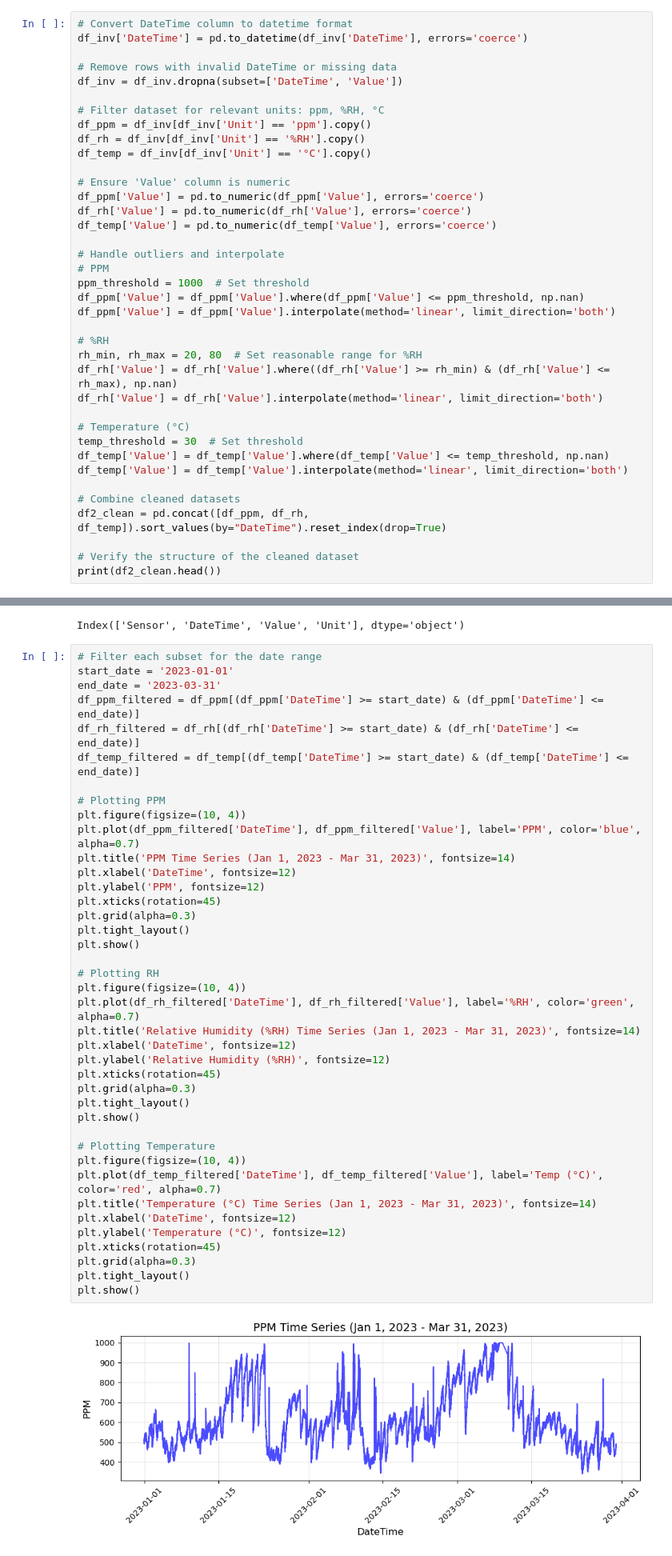
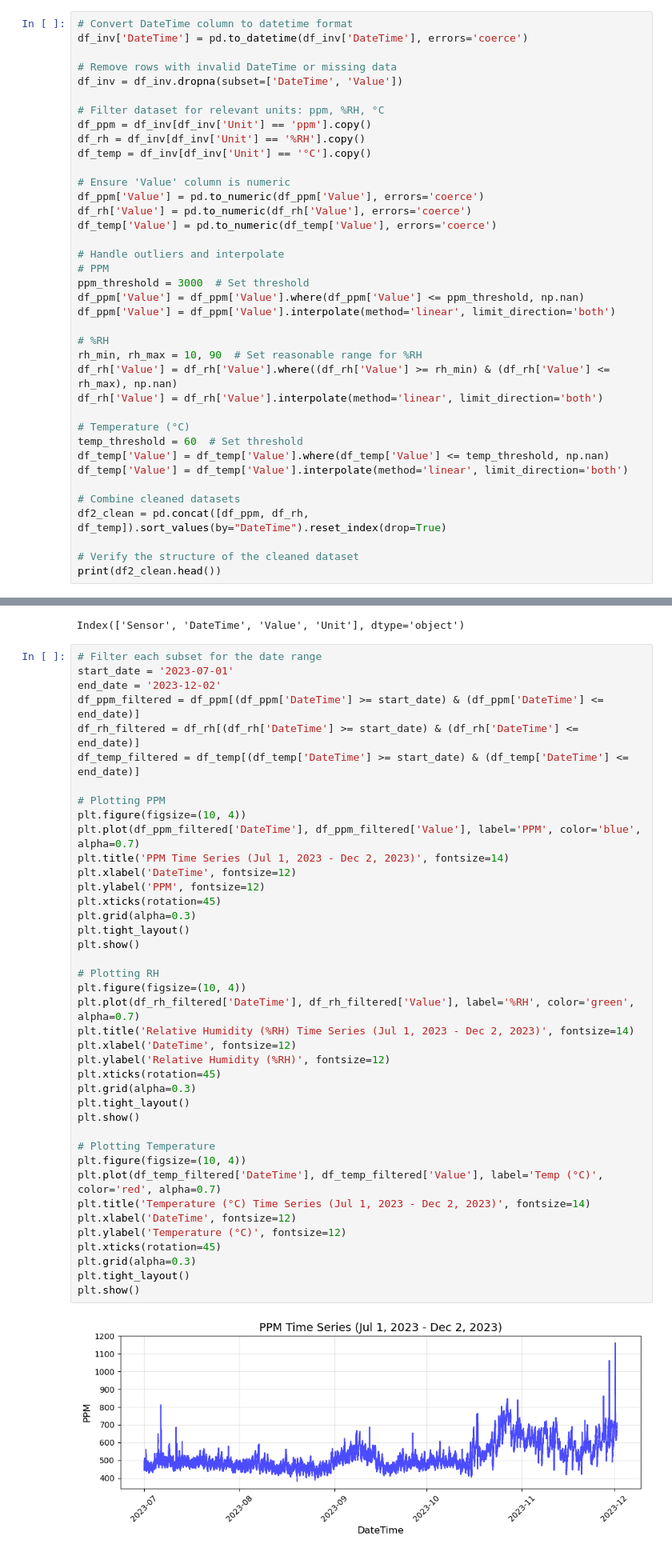
Before and after one commit to oxayavongsa/aai-530-iot, a Jupyter notebook: EDA2.ipynb, the cells around one changed output, grey strips where cells are left out. Shown at 80% size. Drawn from its saved outputs; the diff is of its cells as text.

```diff
--- a/EDA2.ipynb
+++ b/EDA2.ipynb
@@ -577,17 +579,17 @@ df_temp['Value'] = pd.to_numeric(df_temp['Value'], errors='coerce')
 
 # Handle outliers and interpolate
 # PPM
-ppm_threshold = 1000  # Set threshold
+ppm_threshold = 3000  # Set threshold
 df_ppm['Value'] = df_ppm['Value'].where(df_ppm['Value'] <= ppm_threshold, np.nan)
 df_ppm['Value'] = df_ppm['Value'].interpolate(method='linear', limit_direction='both')
 
 # %RH
-rh_min, rh_max = 20, 80  # Set reasonable range for %RH
+rh_min, rh_max = 10, 90  # Set reasonable range for %RH
 df_rh['Value'] = df_rh['Value'].where((df_rh['Value'] >= rh_min) & (df_rh['Value'] <= rh_max), np.nan)
 df_rh['Value'] = df_rh['Value'].interpolate(method='linear', limit_direction='both')
 
 # Temperature (°C)
-temp_threshold = 30  # Set threshold
+temp_threshold = 60  # Set threshold
 df_temp['Value'] = df_temp['Value'].where(df_temp['Value'] <= temp_threshold, np.nan)
 df_temp['Value'] = df_temp['Value'].interpolate(method='linear', limit_direction='both')
 
@@ -610,8 +612,8 @@ df2_clean.columns
 Index(['Sensor', 'DateTime', 'Value', 'Unit'], dtype='object')
 # %%
 # Filter each subset for the date range
-start_date = '2023-01-01'
-end_date = '2023-03-31'
+start_date = '2023-07-01'
+end_date = '2023-12-02'
 df_ppm_filtered = df_ppm[(df_ppm['DateTime'] >= start_date) & (df_ppm['DateTime'] <= end_date)]
 df_rh_filtered = df_rh[(df_rh['DateTime'] >= start_date) & (df_rh['DateTime'] <= end_date)]
 df_temp_filtered = df_temp[(df_temp['DateTime'] >= start_date) & (df_temp['DateTime'] <= end_date)]
@@ -619,34 +621,34 @@ df_temp_filtered = df_temp[(df_temp['DateTime'] >= start_date) & (df_temp['DateT
 # Plotting PPM
 plt.figure(figsize=(10, 4))
 plt.plot(df_ppm_filtered['DateTime'], df_ppm_filtered['Value'], label='PPM', color='blue', alpha=0.7)
-plt.title('PPM Time Series (Jan 1, 2023 - Mar 31, 2023)', fontsize=14)
+plt.title('PPM Time Series (Jul 1, 2023 - Dec 2, 2023)', fontsize=14)
 plt.xlabel('DateTime', fontsize=12)
 plt.ylabel('PPM', fontsize=12)
 plt.xticks(rotation=45)
 plt.grid(alpha=0.3)
 plt.tight_layout()
 plt.show()
 
 # Plotting RH
 plt.figure(figsize=(10, 4))
 plt.plot(df_rh_filtered['DateTime'], df_rh_filtered['Value'], label='%RH', color='green', alpha=0.7)
-plt.title('Relative Humidity (%RH) Time Series (Jan 1, 2023 - Mar 31, 2023)', fontsize=14)
+plt.title('Relative Humidity (%RH) Time Series (Jul 1, 2023 - Dec 2, 2023)', fontsize=14)
 plt.xlabel('DateTime', fontsize=12)
 plt.ylabel('Relative Humidity (%RH)', fontsize=12)
 plt.xticks(rotation=45)
 plt.grid(alpha=0.3)
 plt.tight_layout()
 plt.show()
 
 # Plotting Temperature
 plt.figure(figsize=(10, 4))
 plt.plot(df_temp_filtered['DateTime'], df_temp_filtered['Value'], label='Temp (°C)', color='red', alpha=0.7)
-plt.title('Temperature (°C) Time Series (Jan 1, 2023 - Mar 31, 2023)', fontsize=14)
+plt.title('Temperature (°C) Time Series (Jul 1, 2023 - Dec 2, 2023)', fontsize=14)
 plt.xlabel('DateTime', fontsize=12)
 plt.ylabel('Temperature (°C)', fontsize=12)
 plt.xticks(rotation=45)
 plt.grid(alpha=0.3)
 plt.tight_layout()
 plt.show()
 # %% [output]
-[figure, old version]
+[figure, new version]
```
Also changed, not shown: parts of 29 cells of this notebook, 2 other files.
